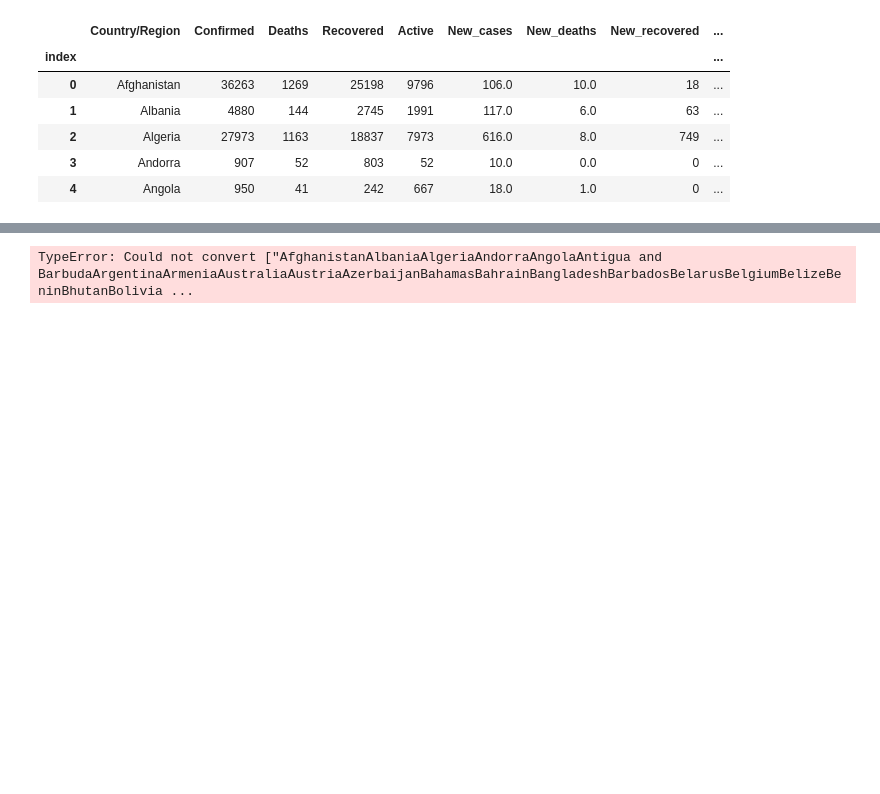
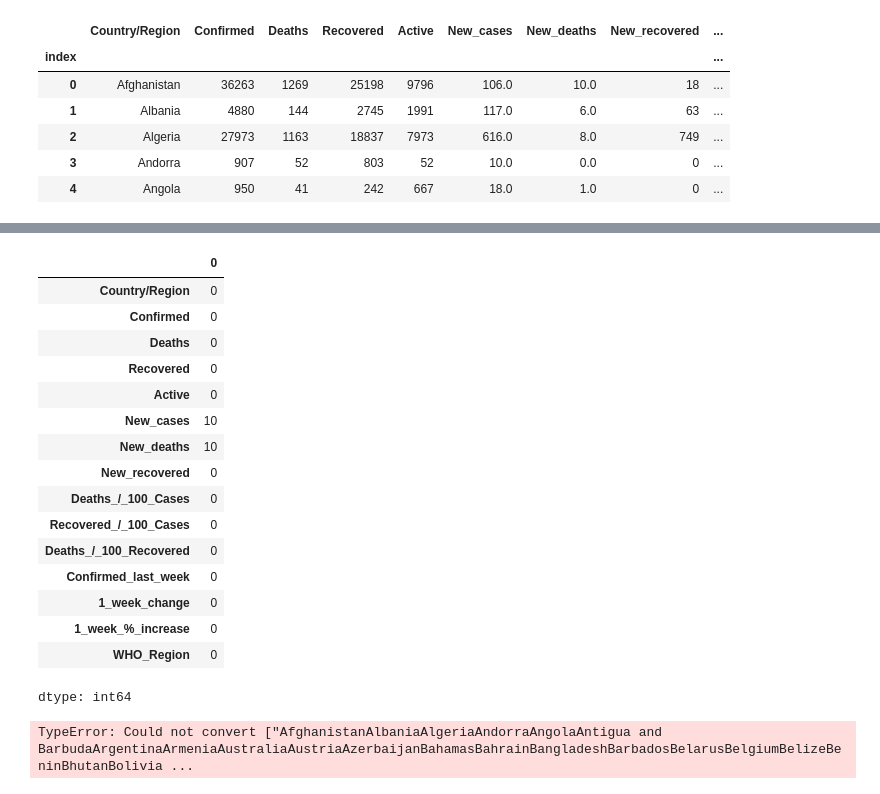
Before and after one commit to Abubakar919666/Python, a Jupyter notebook: Data_Visualization_Project.ipynb, the cells around one changed output, grey strips where cells are left out. Saved outputs shown, nothing was run; the diff lists cells and outputs as text; code cells hidden in the pictures; blank space fills up the shorter version.

```diff
--- a/Data_Visualization_Project.ipynb
+++ b/Data_Visualization_Project.ipynb
@@ -130,3 +103,23 @@ dtype: int64
+# %%
+data.isnull().sum()
+# %% [output]
+|  | 0 |
+| Country/Region | 0 |
+| Confirmed | 0 |
+| Deaths | 0 |
+| Recovered | 0 |
+| Active | 0 |
+| New_cases | 10 |
+| New_deaths | 10 |
+| New_recovered | 0 |
+| Deaths_/_100_Cases | 0 |
+| Recovered_/_100_Cases | 0 |
+| Deaths_/_100_Recovered | 0 |
+| Confirmed_last_week | 0 |
+| 1_week_change | 0 |
+| 1_week_%_increase | 0 |
+| WHO_Region | 0 |
+dtype: int64
 # %%
 # fill the nan values with the mean of the column
 data.fillna(data.mean())
```
Also changed, not shown: parts of 12 cells of this notebook.
